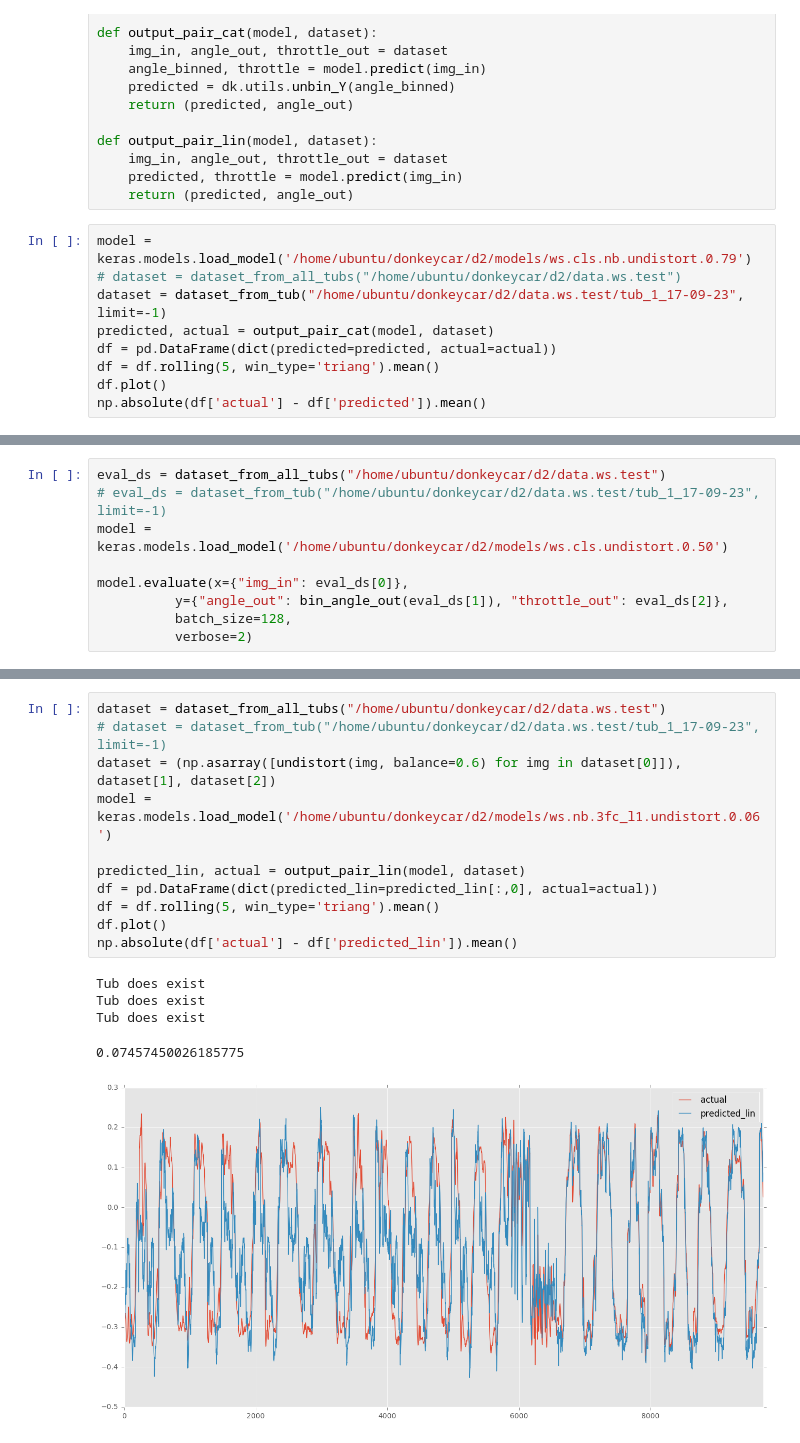
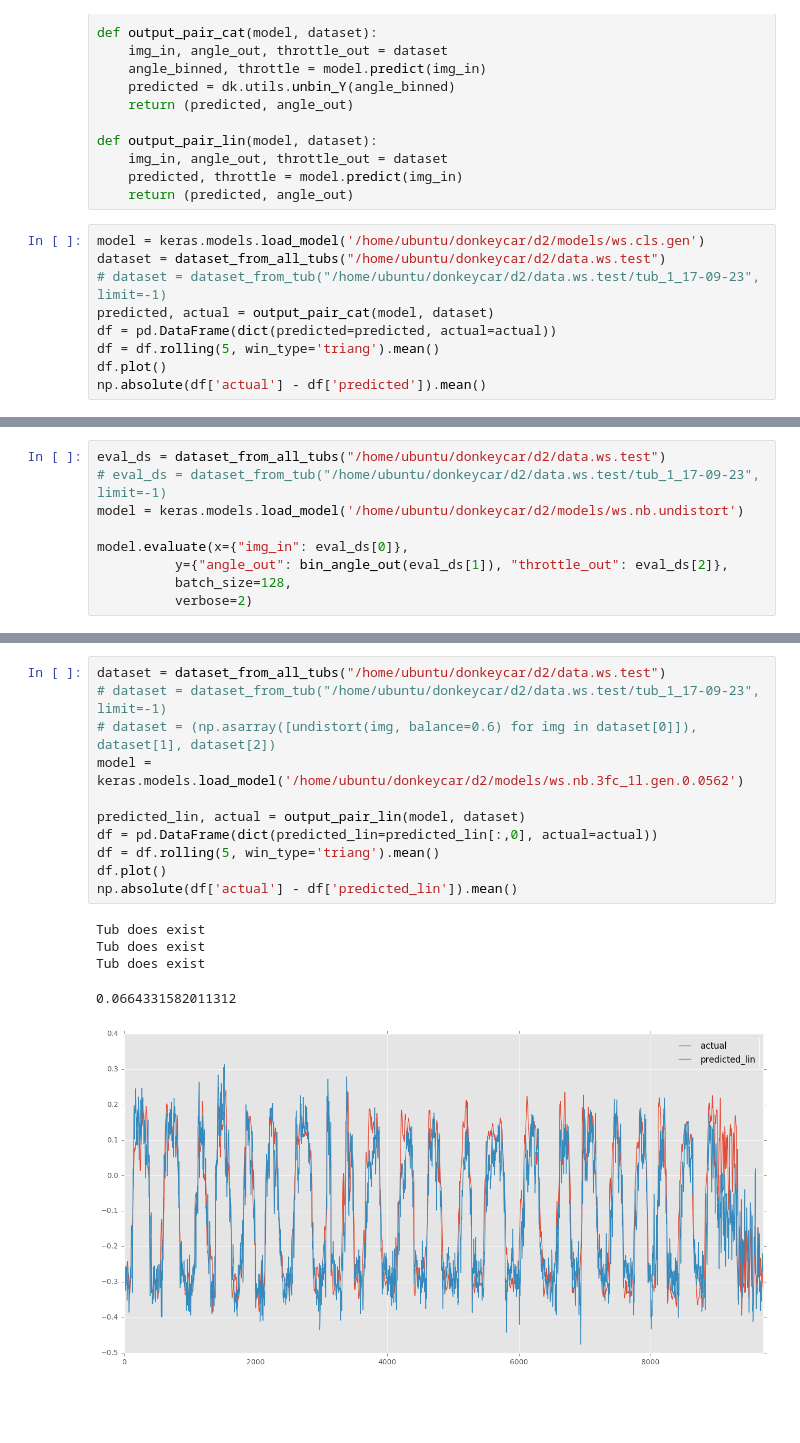
Before and after one commit to test-v1/notebooks-1, a Jupyter notebook: donkeycar/donkey2.ipynb, the cells around one changed output, grey strips where cells are left out. Drawn from its saved outputs; the diff is of its cells as text; blank space fills up the shorter version.

Commit message:
synthetic dataset

```diff
--- a/donkeycar/donkey2.ipynb
+++ b/donkeycar/donkey2.ipynb
@@ -53,9 +51,9 @@ def output_pair_lin(model, dataset):
     predicted, throttle = model.predict(img_in)
     return (predicted, angle_out)
 # %%
-model = keras.models.load_model('/home/ubuntu/donkeycar/d2/models/ws.cls.nb.undistort.0.79')
-# dataset = dataset_from_all_tubs("/home/ubuntu/donkeycar/d2/data.ws.test")
-dataset = dataset_from_tub("/home/ubuntu/donkeycar/d2/data.ws.test/tub_1_17-09-23", limit=-1)
+model = keras.models.load_model('/home/ubuntu/donkeycar/d2/models/ws.cls.gen')
+dataset = dataset_from_all_tubs("/home/ubuntu/donkeycar/d2/data.ws.test")
+# dataset = dataset_from_tub("/home/ubuntu/donkeycar/d2/data.ws.test/tub_1_17-09-23", limit=-1)
 predicted, actual = output_pair_cat(model, dataset)
 df = pd.DataFrame(dict(predicted=predicted, actual=actual))
 df = df.rolling(5, win_type='triang').mean()
@@ -68,7 +68,7 @@ Tub does exist
 # %%
 eval_ds = dataset_from_all_tubs("/home/ubuntu/donkeycar/d2/data.ws.test")
 # eval_ds = dataset_from_tub("/home/ubuntu/donkeycar/d2/data.ws.test/tub_1_17-09-23", limit=-1)
-model = keras.models.load_model('/home/ubuntu/donkeycar/d2/models/ws.cls.undistort.0.50')
+model = keras.models.load_model('/home/ubuntu/donkeycar/d2/models/ws.nb.undistort')
 
 model.evaluate(x={"img_in": eval_ds[0]},
           y={"angle_out": bin_angle_out(eval_ds[1]), "throttle_out": eval_ds[2]},
@@ -82,17 +77,17 @@ Tub does exist
 # %%
 dataset = dataset_from_all_tubs("/home/ubuntu/donkeycar/d2/data.ws.test")
 # dataset = dataset_from_tub("/home/ubuntu/donkeycar/d2/data.ws.test/tub_1_17-09-23", limit=-1)
-dataset = (np.asarray([undistort(img, balance=0.6) for img in dataset[0]]), dataset[1], dataset[2])
-model = keras.models.load_model('/home/ubuntu/donkeycar/d2/models/ws.nb.3fc_l1.undistort.0.06')
+# dataset = (np.asarray([undistort(img, balance=0.6) for img in dataset[0]]), dataset[1], dataset[2])
+model = keras.models.load_model('/home/ubuntu/donkeycar/d2/models/ws.nb.3fc_1l.gen.0.0562')
 
 predicted_lin, actual = output_pair_lin(model, dataset)
 df = pd.DataFrame(dict(predicted_lin=predicted_lin[:,0], actual=actual))
 df = df.rolling(5, win_type='triang').mean()
 df.plot()
 np.absolute(df['actual'] - df['predicted_lin']).mean()
 # %% [output]
 Tub does exist
 Tub does exist
 Tub does exist
-0.07457450026185775
+0.0664331582011312
-[figure, old version]
+[figure, new version]
```
Also changed, not shown: parts of 5 cells of this notebook, 2 other files.
